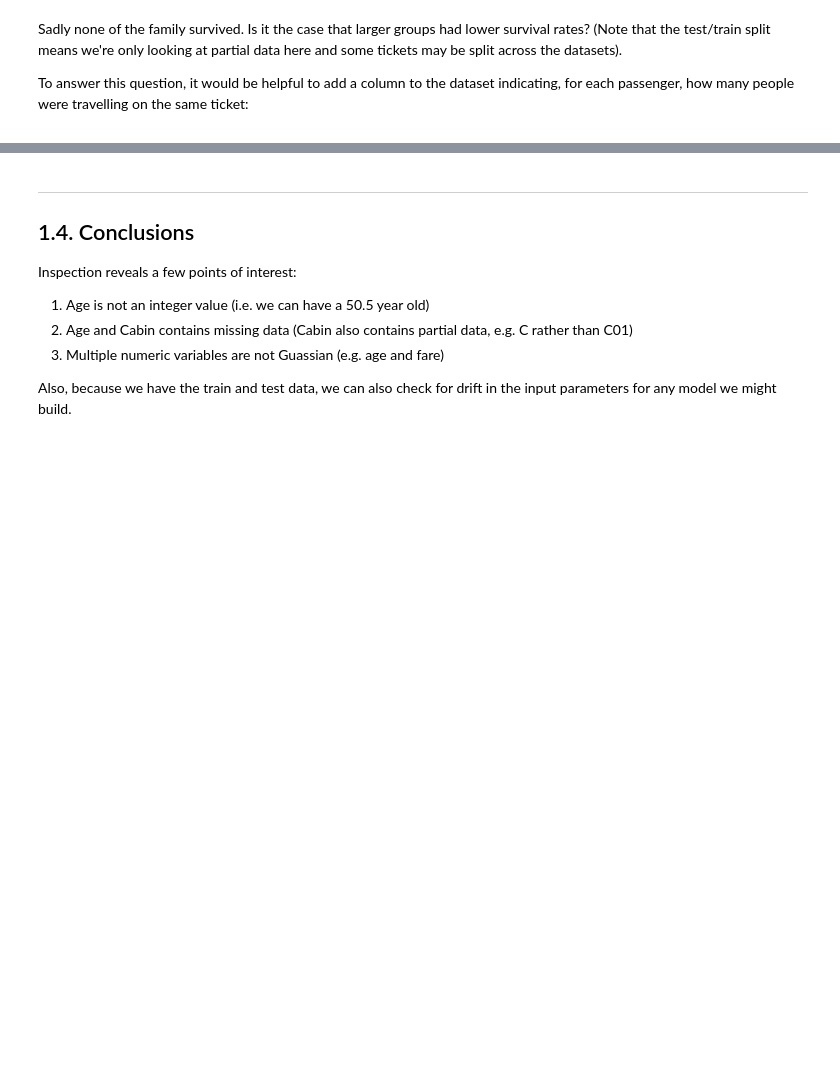
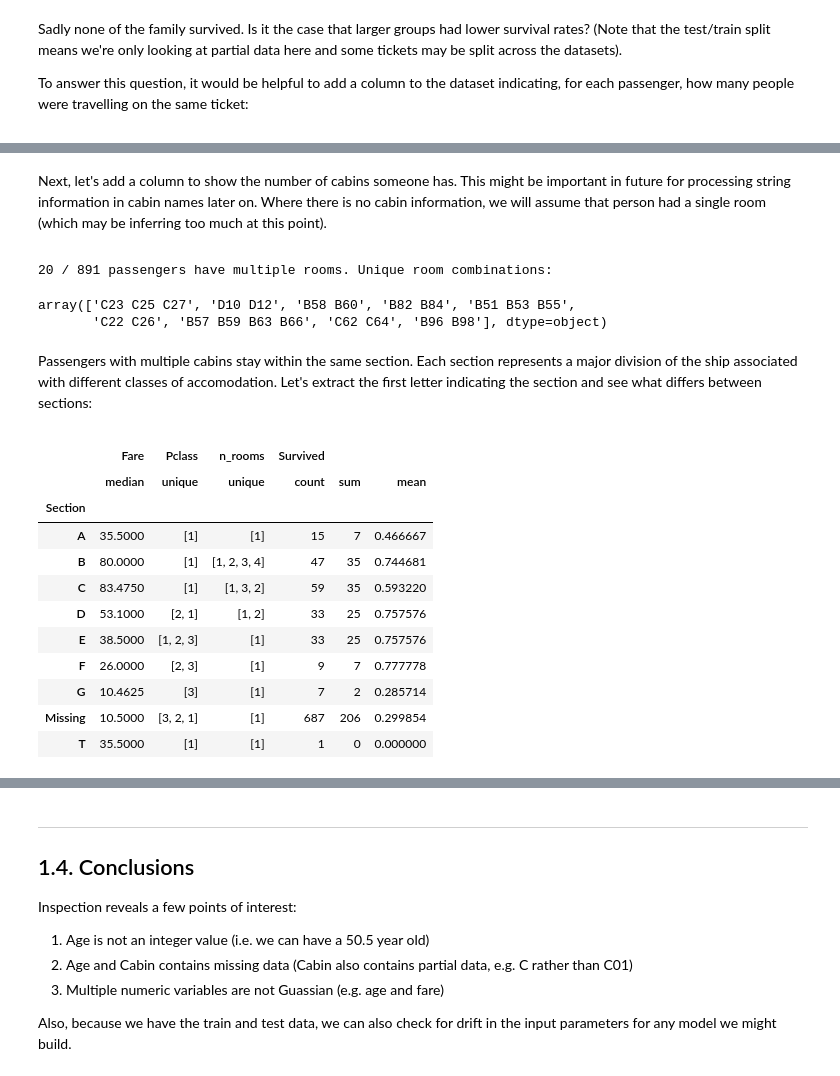
Before and after one commit to stephentown42/ML_examples, a Jupyter notebook: notebooks/titanic/1_understanding_the_data.ipynb, the cells around one changed output, grey strips where cells are left out. Cells and saved outputs as stored; diff of their text form; code cells hidden in the pictures; blank space fills up the shorter version.

```diff
--- a/notebooks/titanic/1_understanding_the_data.ipynb
+++ b/notebooks/titanic/1_understanding_the_data.ipynb
@@ -363,5 +336,0 @@ Having more rooms wasn't necessarily associated with increased survival though
-# %%
-train['n_rooms'] = train['Cabin'].str.count(' ') + 1
-test['n_rooms'] = test['Cabin'].str.count(' ') + 1
-
-train.groupby(by='n_rooms')['Survived'].mean()
@@ -371,0 +378,15 @@ It's thus difficult to see where cabin might fit within a statistical model of s
+# %%
+def get_ticket_prefix(df):
+    return (
+        df
+        .apply(lambda x: x['Ticket'].replace(str(x['ticket_num']), ''), axis=1)      # Remove ticket number
+        .str.lower()                                                            # Remove differences in case
+        .str.replace("[^a-z0-9]","", regex=True)                                # Remove special characters from prefix
+    )
+
+train['ticket_prefix'] = get_ticket_prefix(train)
+test['ticket_prefix'] = get_ticket_prefix(test)
+
+# Tickets without prefixes are noted as empty strings, which might be unhelpful and so we add a column to be explicit about the missing data
+train['no_ticket_prefix'] = train['ticket_prefix'] == ''
+test['no_ticket_prefix'] = test['ticket_prefix'] == ''
@@ -371,0 +452,50 @@ It's thus difficult to see where cabin might fit within a statistical model of s
+# %%
+# Remove single letters from records with other column names (e.g. turn 'F G74' to 'G74')
+idx = train[train['Cabin'].str.match(r'[A-Z]\s[A-Z0-9]*').fillna(False)].index
+train.loc[idx,'Cabin'] = train.loc[idx, 'Cabin'].str.extract(r'([A-Z]\s)([A-Z0-9]*)')[1]
+# %% [markdown]
+<span style="font-size:14px;line-height:1.5">
+<p>
+Next, let's add a column to show the number of cabins someone has. This might be important in future for processing string
+information in cabin names later on. Where there is no cabin information, we will assume that person had a single room (which may be inferring too much at this point).
+</span>
+# %%
+train['n_rooms'] = 1 + train['Cabin'].str.count(' ').fillna(0).astype(int)
+
+print(f"{sum(train['n_rooms'] > 1)} / {train.shape[0]} passengers have multiple rooms. Unique room combinations:")
+
+train[train['n_rooms'] > 1]['Cabin'].unique()
+# %% [output]
+20 / 891 passengers have multiple rooms. Unique room combinations:
+array(['C23 C25 C27', 'D10 D12', 'B58 B60', 'B82 B84', 'B51 B53 B55',
+       'C22 C26', 'B57 B59 B63 B66', 'C62 C64', 'B96 B98'], dtype=object)
+# %% [markdown]
+<span style="font-size:14px;line-height:1.5">
+<p>
+Passengers with multiple cabins stay within the same section. Each section represents a major division of the ship associated with different classes of accomodation. Let's extract the first letter indicating the section and see what differs between sections:</p></span>
+# %%
+train['Section'] = train['Cabin'].str.get(0)
+(
+    train
+    .fillna({'Section':'Missing'})
+    .groupby('Section')
+    .agg({
+        'Fare':['median'],
+        'Pclass':['unique'],
+        'n_rooms':['unique'],
+        'Survived':['count', 'sum', 'mean'],
+        })
+)
+# %% [output]
+|  | Fare | Pclass | n_rooms | Survived |  |  |
+|  | median | unique | unique | count | sum | mean |
+| Section |  |  |  |  |  |  |
+| A | 35.5000 | [1] | [1] | 15 | 7 | 0.466667 |
+| B | 80.0000 | [1] | [1, 2, 3, 4] | 47 | 35 | 0.744681 |
+| C | 83.4750 | [1] | [1, 3, 2] | 59 | 35 | 0.593220 |
+| D | 53.1000 | [2, 1] | [1, 2] | 33 | 25 | 0.757576 |
+| E | 38.5000 | [1, 2, 3] | [1] | 33 | 25 | 0.757576 |
+| F | 26.0000 | [2, 3] | [1] | 9 | 7 | 0.777778 |
+| G | 10.4625 | [3] | [1] | 7 | 2 | 0.285714 |
+| Missing | 10.5000 | [3, 2, 1] | [1] | 687 | 206 | 0.299854 |
+| T | 35.5000 | [1] | [1] | 1 | 0 | 0.000000 |
```
Also changed, not shown: parts of 39 cells of this notebook, 5 other files.
